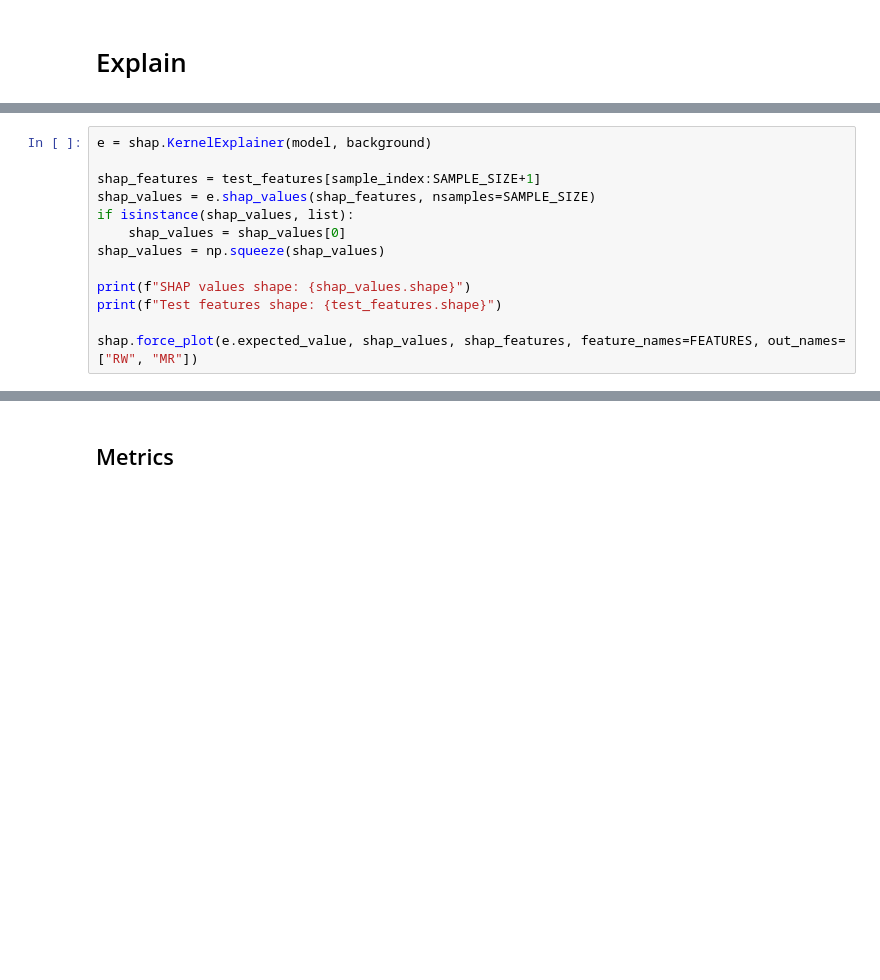
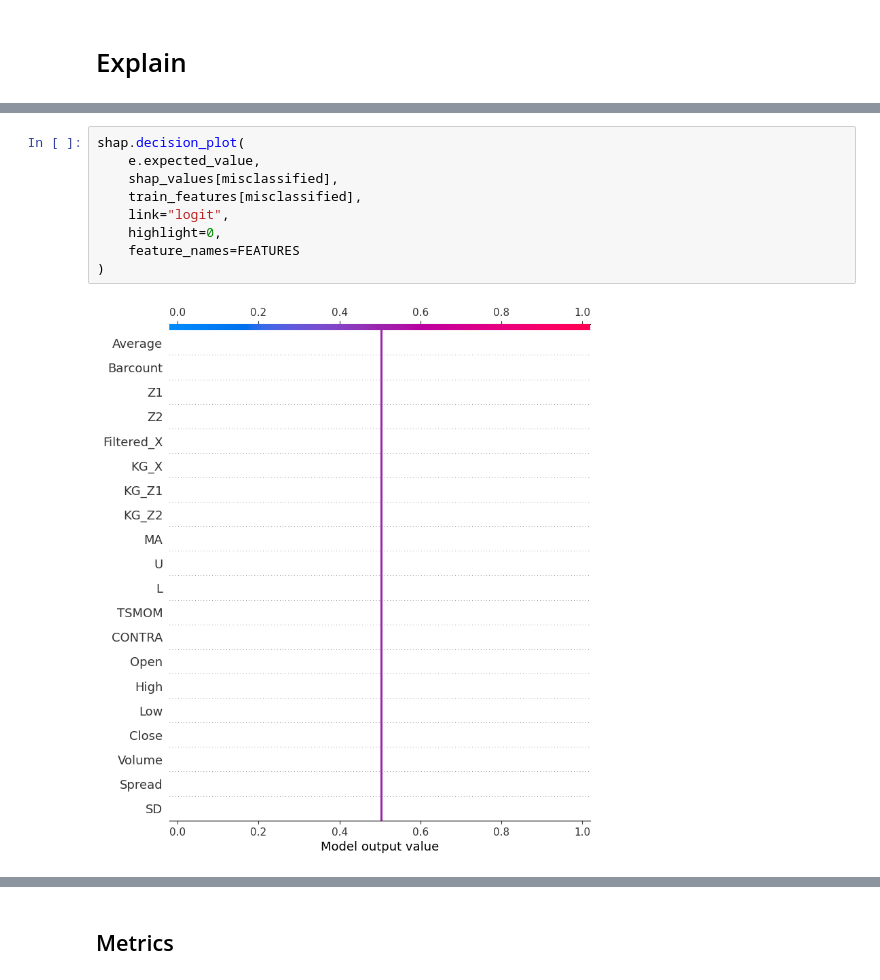
Before and after one commit to adamd1985/intra_day_futures_arb, a Jupyter notebook: cnn_algo.ipynb, the cells around one changed output, grey strips where cells are left out. Saved outputs shown, nothing was run; the diff lists cells and outputs as text; blank space fills up the shorter version.

```diff
--- a/cnn_algo.ipynb
+++ b/cnn_algo.ipynb
@@ -558,13 +755,11 @@ if isinstance(shap_interaction_values, list):
-# %%
-e = shap.KernelExplainer(model, background)
-
-shap_features = test_features[sample_index:SAMPLE_SIZE+1]
-shap_values = e.shap_values(shap_features, nsamples=SAMPLE_SIZE)
-if isinstance(shap_values, list):
-    shap_values = shap_values[0]
-shap_values = np.squeeze(shap_values)
-
-print(f"SHAP values shape: {shap_values.shape}")
-print(f"Test features shape: {test_features.shape}")
-
-shap.force_plot(e.expected_value, shap_values, shap_features, feature_names=FEATURES, out_names=["RW", "MR"])
+# %%
+shap.decision_plot(
+    e.expected_value,
+    shap_values[misclassified],
+    train_features[misclassified],
+    link="logit",
+    highlight=0,
+    feature_names=FEATURES
+)
+# %% [output]
+[figure, added]
```
Also changed, not shown: parts of 17 cells of this notebook, 1 other file.
